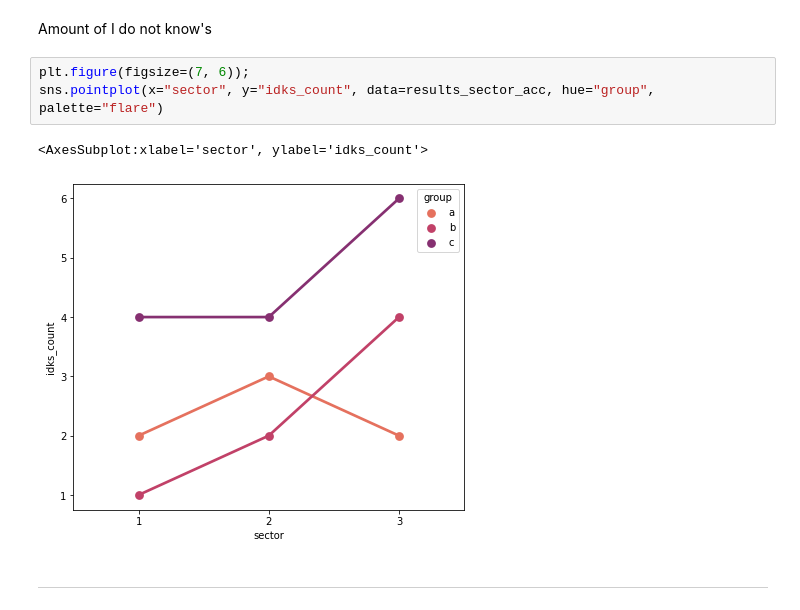
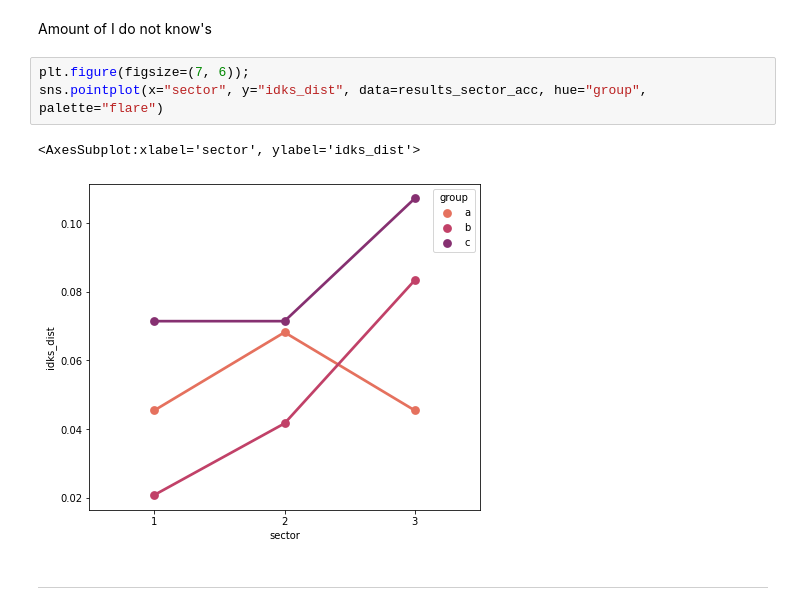
Before and after one commit to tomasMizera/dt-ai-explanation, a Jupyter notebook: notebooks/experiments/user-study.ipynb, the cells around one changed output. Drawn from its saved outputs; the diff is of its cells as text.

```diff
--- a/notebooks/experiments/user-study.ipynb
+++ b/notebooks/experiments/user-study.ipynb
@@ -929,10 +1145,10 @@ sns.pointplot(x="sector", y="accuracy", data=results_sector_acc, hue="group", pa
 Amount of I do not know's
 # %%
 plt.figure(figsize=(7, 6));
-sns.pointplot(x="sector", y="idks_count", data=results_sector_acc, hue="group", palette="flare")
+sns.pointplot(x="sector", y="idks_dist", data=results_sector_acc, hue="group", palette="flare")
 # %% [output]
-<AxesSubplot:xlabel='sector', ylabel='idks_count'>
+<AxesSubplot:xlabel='sector', ylabel='idks_dist'>
-[figure, old version]
+[figure, new version]
 # %% [markdown]
 ---
 # %% [markdown]
```
Also changed, not shown: parts of 163 cells of this notebook, 2 other files.
